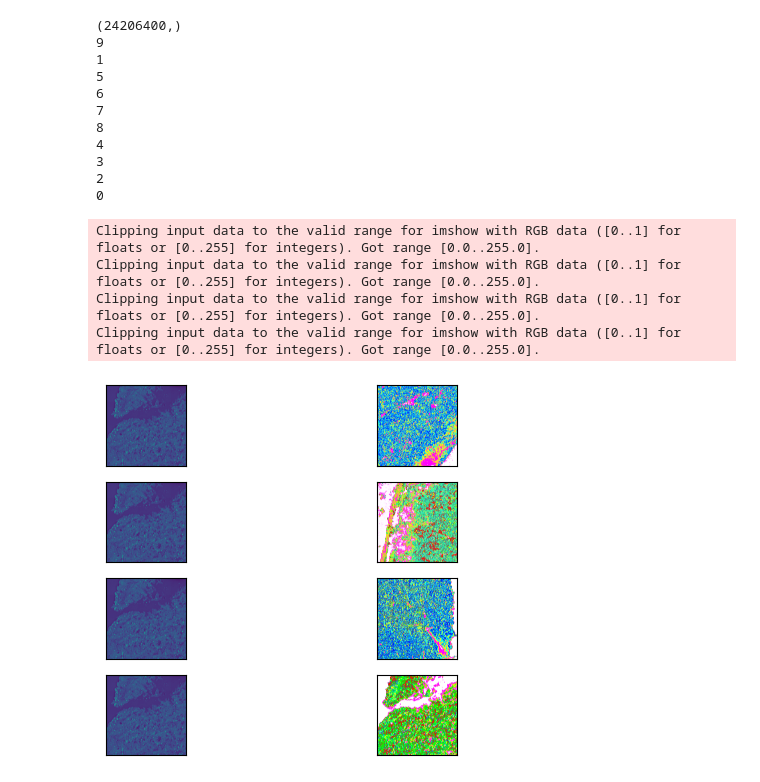
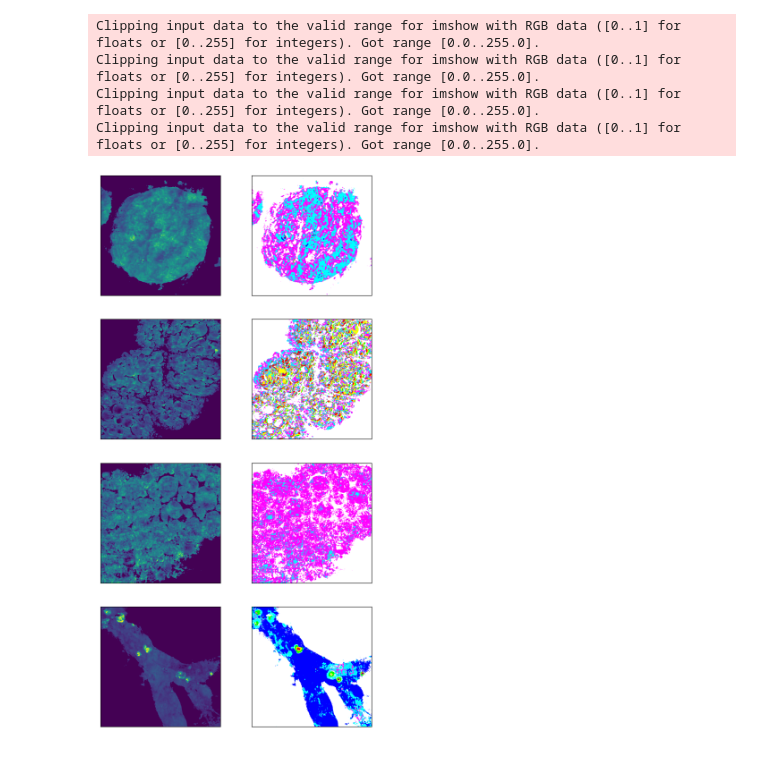
Before and after one commit to jvillazon/hsi_machine_learning, a Jupyter notebook: ML/Kmeans_clustering.ipynb, the cells around one changed output. Drawn from its saved outputs; the diff is of its cells as text; code cells hidden in the pictures.

```diff
--- a/ML/Kmeans_clustering.ipynb
+++ b/ML/Kmeans_clustering.ipynb
@@ -87,16 +85,16 @@ kmeans_cluster.kmeans_silhoutette_score(cluster_range+1)
 # %%
 ## Selection of k-means number (default=7)
-kmeans_cluster = unsupervised_scripts.K_means_cluster(image_norm)
-n_digits=int(input('Enter number of k-means centers (Default=7):').strip() or '7')
-kmeans = kmeans_cluster.kmeans(n_digits)
+kmeans_vec = unsupervised_scripts.K_means_cluster(image_vec)
+k=int(input('Enter number of k-means centers (Default=7):').strip() or '7')
+kmeans_1 = kmeans_vec.kmeans(k)
 # %%
 ## Visualize Graph of Cluster Centers
-graph_list = ['#000000', '#FF00FF', '#FFFF00', '#00FFFF', '#00FF00','#0000FF','#FF0000', '#008080','#FFA500']
-color_list = np.empty(n_digits, dtype='object')
+graph_list = ['#000000', '#FF00FF', '#FFFF00', '#00FFFF', '#00FF00','#0000FF','#FF0000', '#008080','#FFA500', '#800080']
+color_list = np.empty(k, dtype='object')
 color_list[0] = '#000000'
 for i in range(1,len(color_list)):
     color_list[i] = (input('Enter hexcode for cluster '+str(i+1)+": ").strip() or graph_list[i])
-save_input = helper_scripts.save_input()
+
 wavenumbers = np.linspace(wavenum_1, wavenum_2, num_samp)
-kmeans_cluster.kmeans_graph(kmeans, wavenumbers, save_input, color_list, save_dir=save_dir)
+kmeans_vec.kmeans_graph(kmeans_1, wavenumbers, save_input, color_list, save_dir=save_dir+str(k)+'_Clusters-')
 # %% [output]
@@ -105,27 +102,14 @@ kmeans_cluster.kmeans_graph(kmeans, wavenumbers, save_input, color_list, save_di
 # %%
-import unsupervised_scripts
 ## Visualize Clustered Image
-fig_list = ['#FFFFFF', '#FF00FF', '#FFFF00', '#00FFFF', '#00FF00','#0000FF','#FF0000', '#008080','#FFA500']
-color_list = np.empty(n_digits, dtype='object')
+fig_list = ['#FFFFFF', '#FF00FF', '#FFFF00', '#00FFFF', '#00FF00','#0000FF','#FF0000', '#008080','#FFA500', '#800080']
+color_list = np.empty(k, dtype='object')
 color_list[0] = '#FFFFFF'
 for i in range(1,len(color_list)):
     color_list[i] = (input('Enter hexcode for cluster '+str(i+1)+": ").strip() or fig_list[i])
-save_input = helper_scripts.save_input()
-kmeans_cluster.kmeans_image(kmeans, sample_list, image, save_input, color_list, save_dir=save_dir)
+label_idx = kmeans_vec.kmeans_image(kmeans_1, max_img_list, save_input, color_list, save_dir=save_dir+str(k)+'_Clusters-')
 # %% [output]
-(24206400,)
-9
-1
-5
-6
-7
-8
-4
-3
-2
-0
+Clipping input data to the valid range for imshow with RGB data ([0..1] for floats or [0..255] for integers). Got range [0.0..255.0].
+Clipping input data to the valid range for imshow with RGB data ([0..1] for floats or [0..255] for integers). Got range [0.0..255.0].
+Clipping input data to the valid range for imshow with RGB data ([0..1] for floats or [0..255] for integers). Got range [0.0..255.0].
+Clipping input data to the valid range for imshow with RGB data ([0..1] for floats or [0..255] for integers). Got range [0.0..255.0].
-Clipping input data to the valid range for imshow with RGB data ([0..1] for floats or [0..255] for integers). Got range [0.0..255.0].
-Clipping input data to the valid range for imshow with RGB data ([0..1] for floats or [0..255] for integers). Got range [0.0..255.0].
-Clipping input data to the valid range for imshow with RGB data ([0..1] for floats or [0..255] for integers). Got range [0.0..255.0].
-Clipping input data to the valid range for imshow with RGB data ([0..1] for floats or [0..255] for integers). Got range [0.0..255.0].
-[figure, old version]
+[figure, new version]
```
Also changed, not shown: parts of 9 cells of this notebook, 8 other files.
